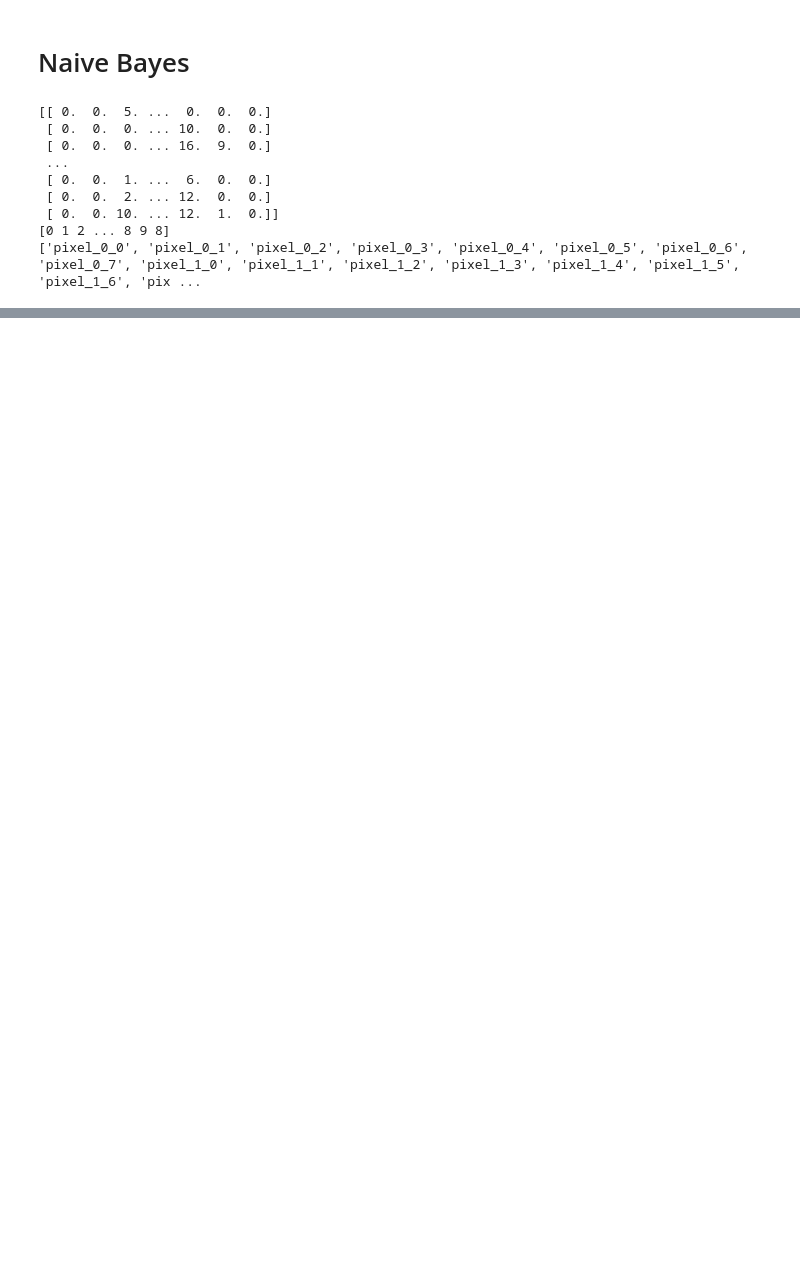
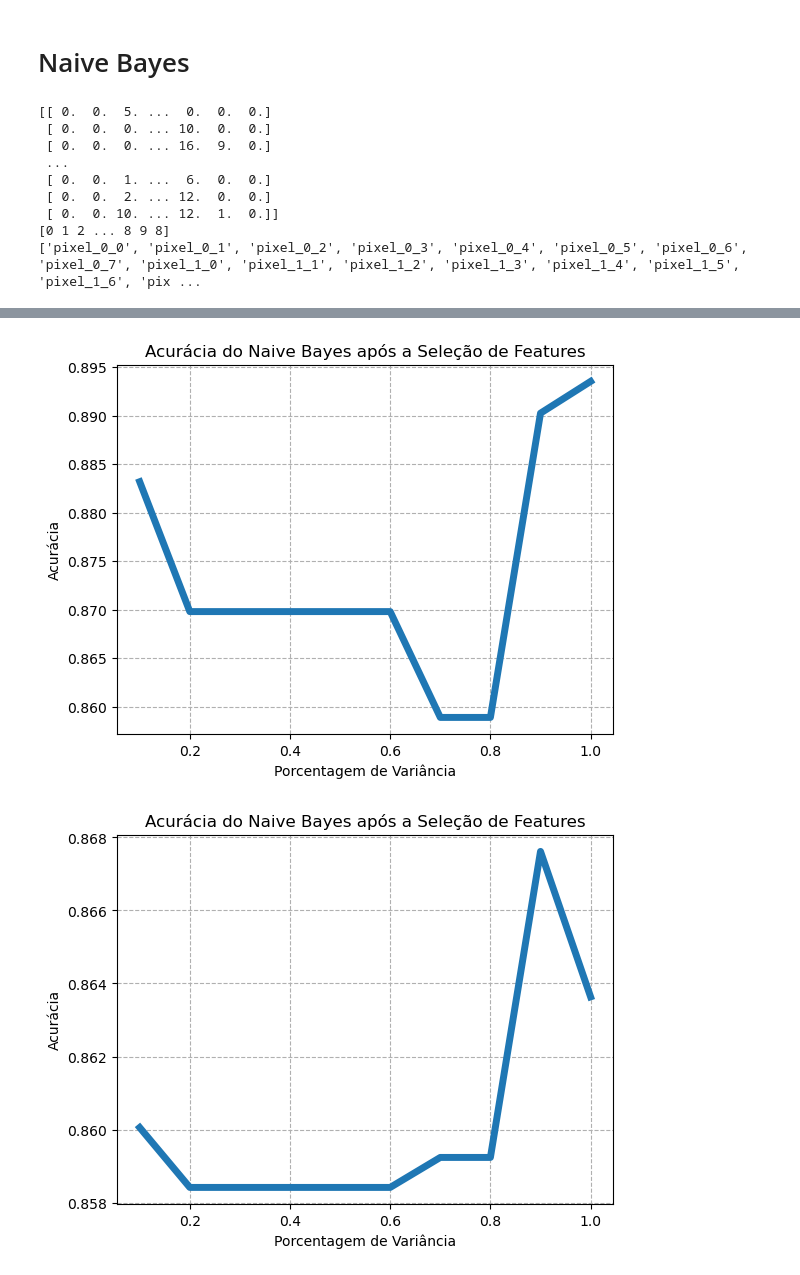
Before and after one commit to JulioAquinoDev/Classification_and_regression, a Jupyter notebook: Naive_Bayes.ipynb, the cells around one changed output, grey strips where cells are left out. Drawn from its saved outputs; the diff is of its cells as text; code cells hidden in the pictures; blank space fills up the shorter version.

```diff
--- a/Naive_Bayes.ipynb
+++ b/Naive_Bayes.ipynb
@@ -93,0 +325,30 @@ plt.show()
+# %%
+# Plotando o reultado comparativo
+fig, ax = plt.subplots()
+plt.plot(limiar_de_variancia, f1_nbGaussianNB, linewidth = 5.0)
+ax.set_xlabel('Porcentagem de Variância')
+ax.set_ylabel('Acurácia')
+ax.set_title('Acurácia do Naive Bayes após a Seleção de Features')
+ax.grid(linestyle = "dashed")
+plt.show()
+
+# Plotando o reultado comparativo
+fig, ax = plt.subplots()
+plt.plot(limiar_de_variancia, f1_nbBernoulliNB, linewidth = 5.0)
+ax.set_xlabel('Porcentagem de Variância')
+ax.set_ylabel('Acurácia')
+ax.set_title('Acurácia do Naive Bayes após a Seleção de Features')
+ax.grid(linestyle = "dashed")
+plt.show()
+
+# Plotando o reultado comparativo
+fig, ax = plt.subplots()
+plt.plot(limiar_de_variancia, f1_nbComplementNB, linewidth = 5.0)
+ax.set_xlabel('Porcentagem de Variância')
+ax.set_ylabel('Acurácia')
+ax.set_title('Acurácia do Naive Bayes após a Seleção de Features')
+ax.grid(linestyle = "dashed")
+plt.show()
+# %% [output]
+[figure, added]
+[figure, added]
```
Also changed, not shown: parts of 16 cells of this notebook.
